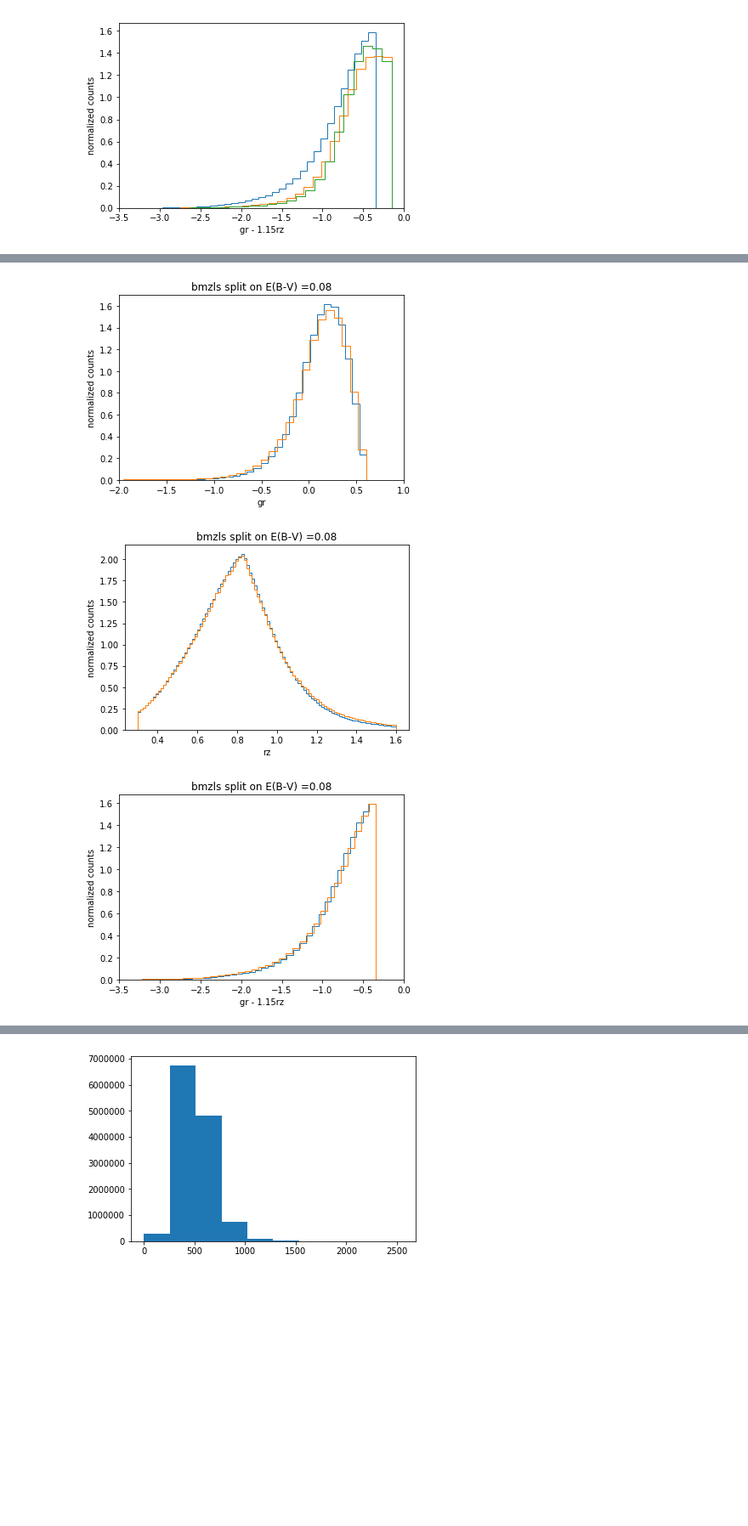
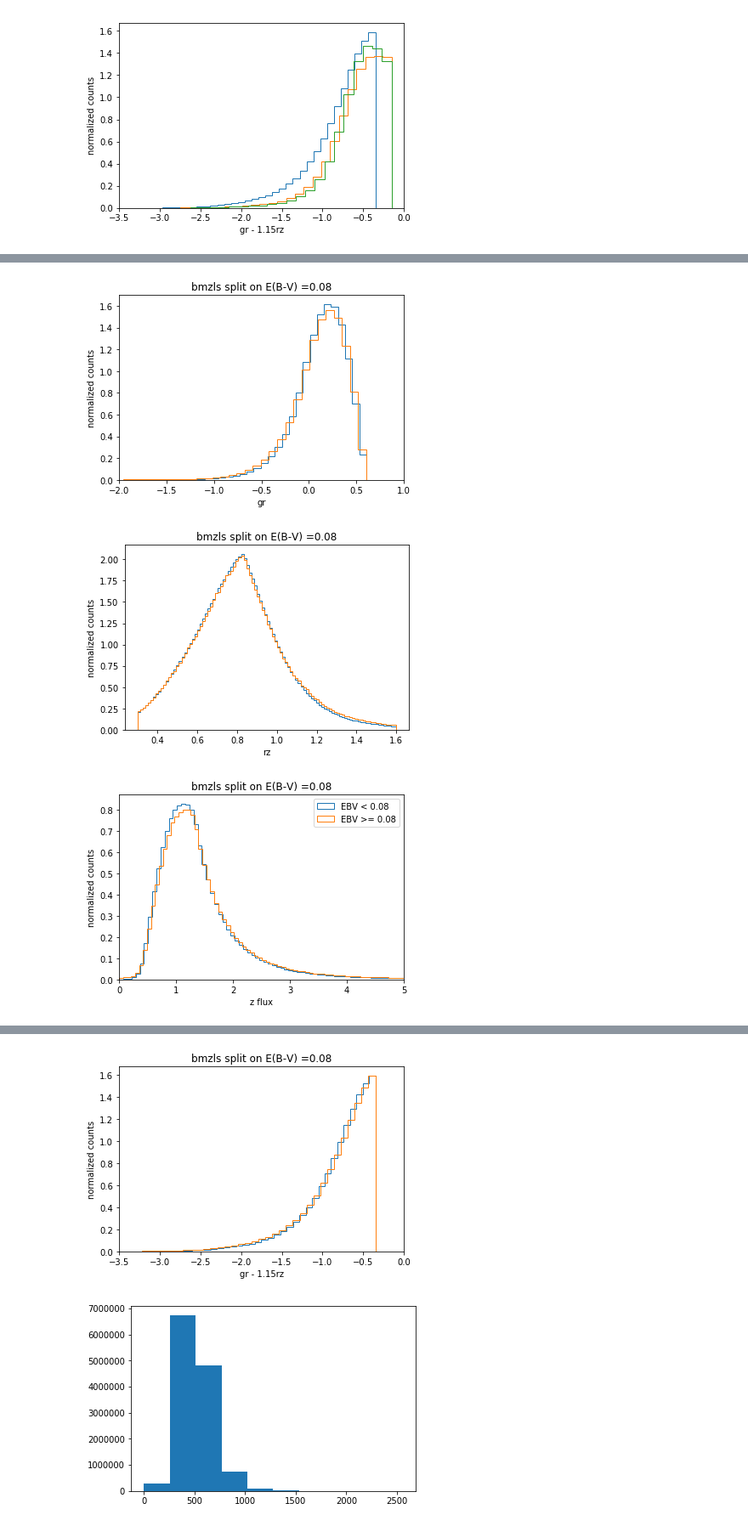
Before and after one commit to desihub/LSS, a Jupyter notebook: Sandbox/DESItarget.ipynb, the cells around one changed output, grey strips where cells are left out. Shown at 85% size. Cells and saved outputs as stored; diff of their text form; code cells hidden in the pictures; blank space fills up the shorter version.

```diff
--- a/Sandbox/DESItarget.ipynb
+++ b/Sandbox/DESItarget.ipynb
@@ -344,31 +347,50 @@ plt.ylabel('normalized counts')
 plt.title('bmzls split on E(B-V) =0.08')
 plt.show()
 plt.hist(gr[sd1][lebv],bins=100,normed=True,histtype='step')
 plt.hist(gr[sd1][~lebv],bins=100,normed=True,histtype='step')
 plt.xlabel('gr')
 plt.ylabel('normalized counts')
 plt.title('bmzls split on E(B-V) =0.08')
 plt.xlim(-2,1)
 plt.show()
 
 plt.hist(rz[sd1][lebv],bins=100,normed=True,histtype='step')
 plt.hist(rz[sd1][~lebv],bins=100,normed=True,histtype='step')
 plt.xlabel('rz')
 plt.ylabel('normalized counts')
 plt.title('bmzls split on E(B-V) =0.08')
 plt.show()
 
+plt.hist(zfluxc[sd1][lebv],bins=500,normed=True,histtype='step')
+plt.hist(zfluxc[sd1][~lebv],bins=500,normed=True,histtype='step')
+plt.xlabel('z flux')
+plt.ylabel('normalized counts')
+plt.legend((['EBV < 0.08','EBV >= 0.08']))
+plt.title('bmzls split on E(B-V) =0.08')
+plt.xlim(0,5)
+plt.show()
+
+plt.hist(rfluxc[sd1][lebv],bins=500,normed=True,histtype='step')
+plt.hist(rfluxc[sd1][~lebv],bins=500,normed=True,histtype='step')
+plt.xlabel('r flux')
+plt.ylabel('normalized counts')
+plt.legend((['EBV < 0.08','EBV >= 0.08']))
+plt.title('bmzls split on E(B-V) =0.08')
+plt.xlim(0,2.5)
+plt.show()
+
+
 plt.hist(gr[sd1][lebv]-1.15*rz[sd1][lebv],bins=100,normed=True,histtype='step')
 plt.hist(gr[sd1][~lebv]-1.15*rz[sd1][~lebv],bins=100,normed=True,histtype='step')
 plt.xlabel('gr - 1.15rz')
 plt.ylabel('normalized counts')
 plt.xlim(-3.5,0)
 plt.title('bmzls split on E(B-V) =0.08')
 plt.show()
 # %% [output]
 [figure]
 [figure]
 [figure]
 [figure]
 [figure]
-[figure, old version]
+[figure, new version]
@@ -375,3 +398,4 @@ plt.show()
+[figure, added]
 # %%
 #split on g depth
 plt.hist(d1['GALDEPTH_G'])
```
Also changed, not shown: parts of 14 cells of this notebook, 6 other files.
